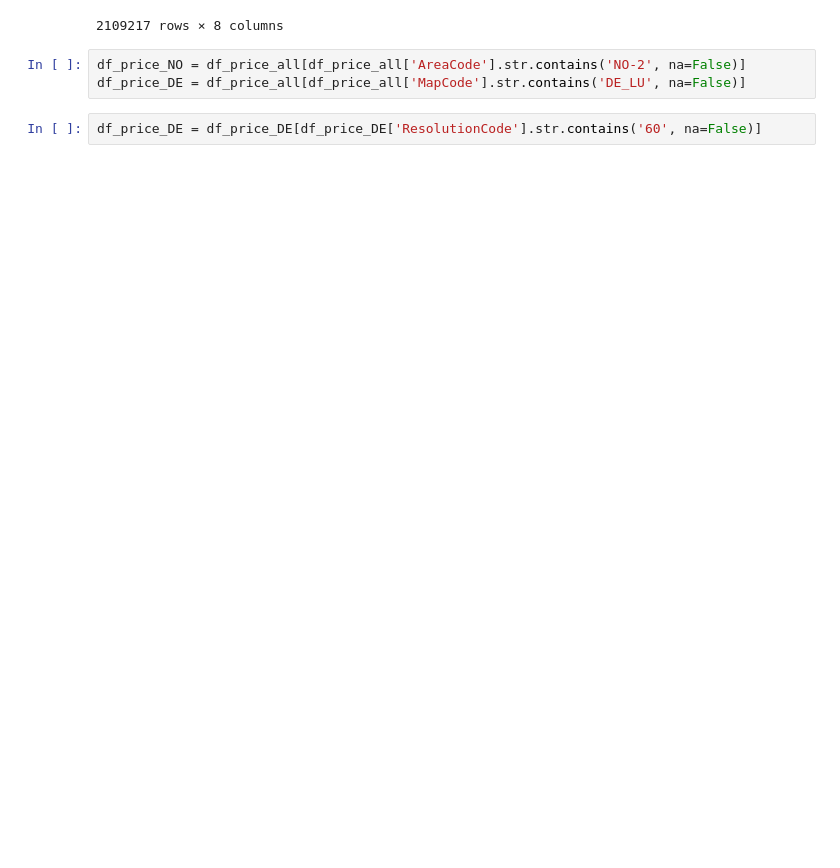
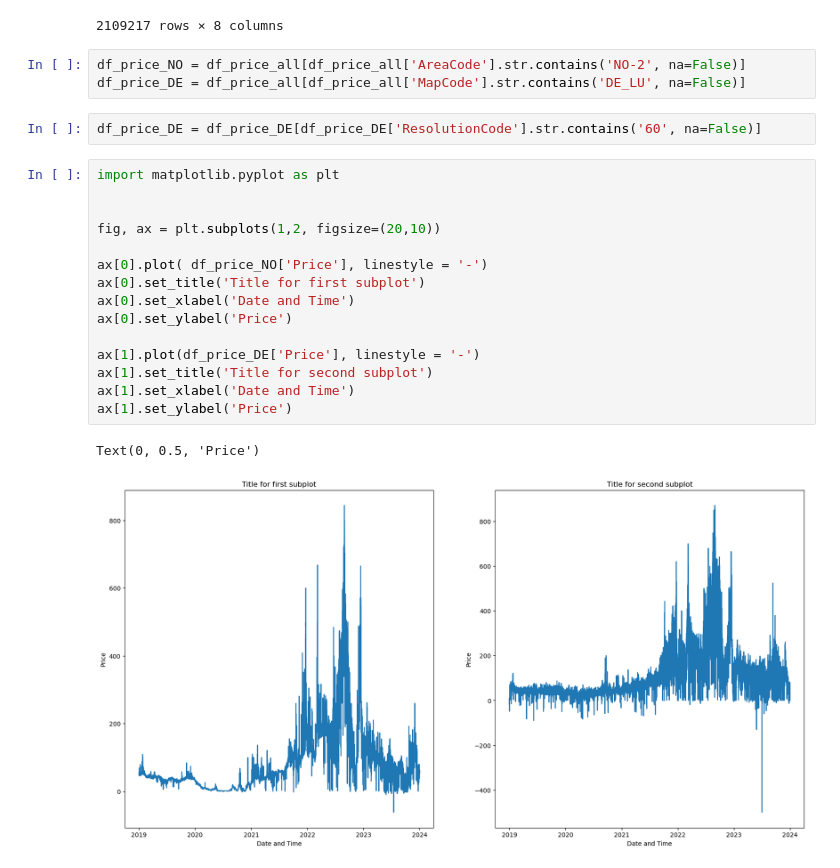
Before and after one commit to JoggiLJ/TECH_2_TERMPAPER, a Jupyter notebook: task.ipynb, the cells around one changed output. Drawn from its saved outputs; the diff is of its cells as text; blank space fills up the shorter version.

Commit message:
created 2 subplots

```diff
--- a/task.ipynb
+++ b/task.ipynb
@@ -37,3 +37,21 @@ df_price_NO = df_price_all[df_price_all['AreaCode'].str.contains('NO-2', na=Fals
 df_price_DE = df_price_all[df_price_all['MapCode'].str.contains('DE_LU', na=False)]
 # %%
 df_price_DE = df_price_DE[df_price_DE['ResolutionCode'].str.contains('60', na=False)]
+# %%
+import matplotlib.pyplot as plt
+
+
+fig, ax = plt.subplots(1,2, figsize=(20,10))
+
+ax[0].plot( df_price_NO['Price'], linestyle = '-')
+ax[0].set_title('Title for first subplot')
+ax[0].set_xlabel('Date and Time')
+ax[0].set_ylabel('Price')
+
+ax[1].plot(df_price_DE['Price'], linestyle = '-')
+ax[1].set_title('Title for second subplot')
+ax[1].set_xlabel('Date and Time')
+ax[1].set_ylabel('Price')
+# %% [output]
+Text(0, 0.5, 'Price')
+[figure, added]
```
Also changed, not shown: parts of 1 cell of this notebook.
